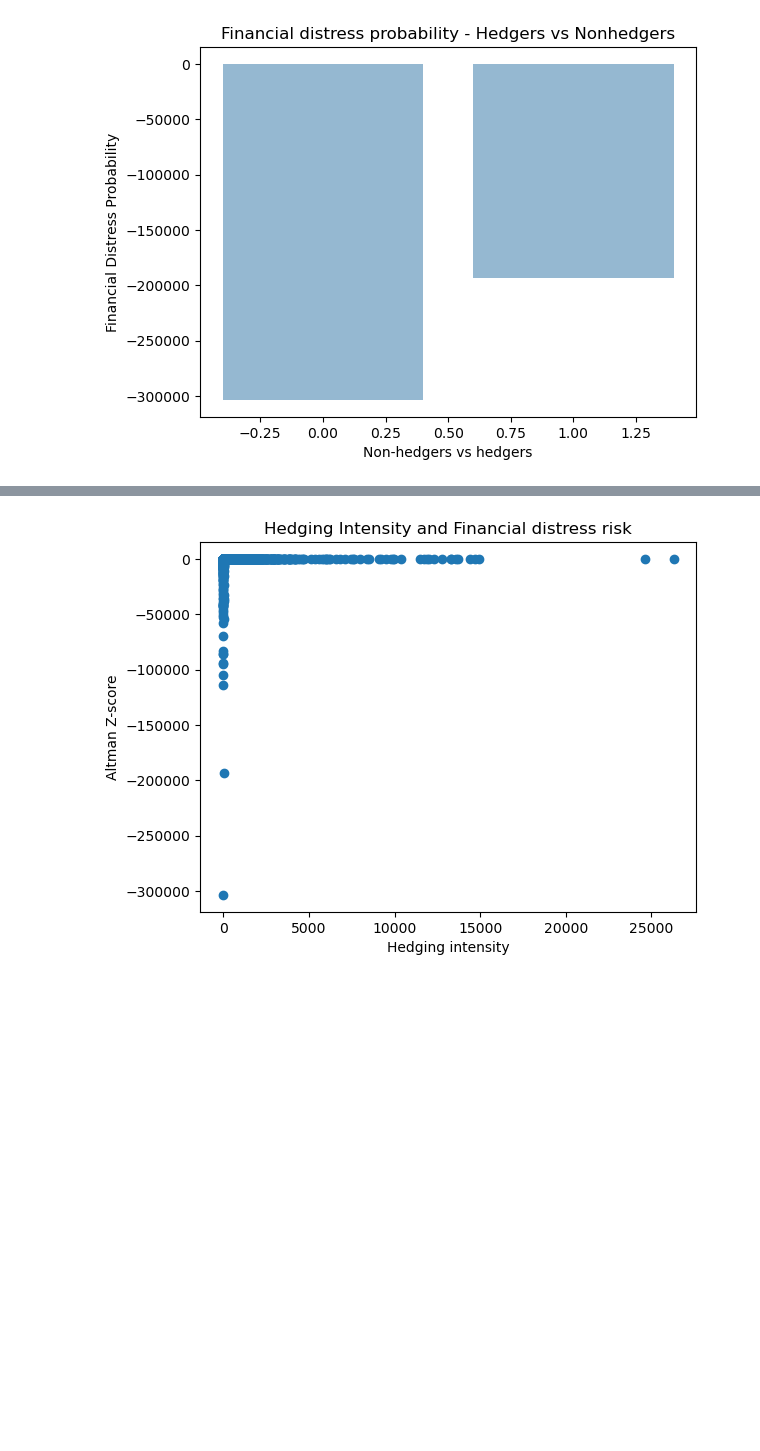
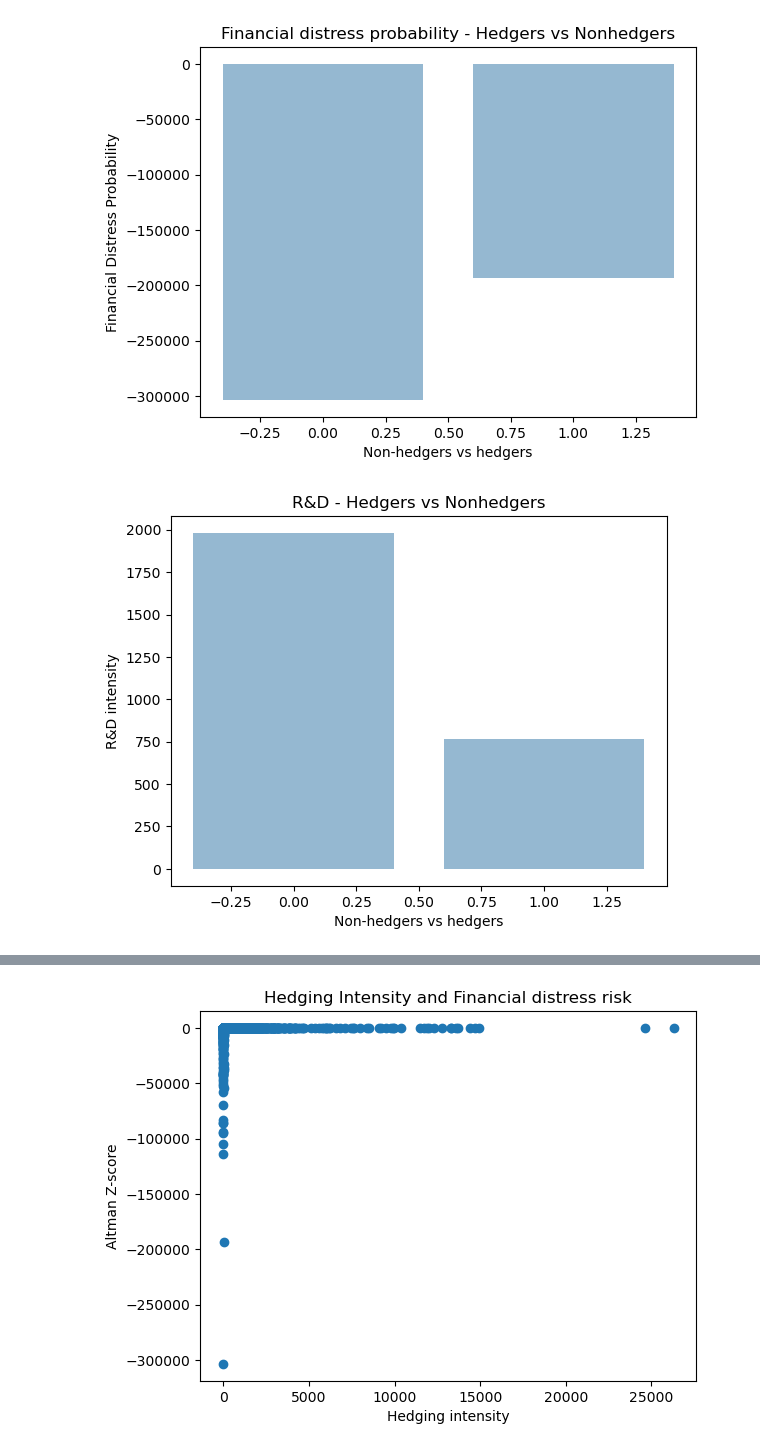
Before and after one commit to Betty099/thesis_data, a Jupyter notebook: thesis.ipynb, the cells around one changed output, grey strips where cells are left out. Cells and saved outputs as stored; diff of their text form; code cells hidden in the pictures; blank space fills up the shorter version.

```diff
--- a/thesis.ipynb
+++ b/thesis.ipynb
@@ -274,4 +274,20 @@ ax.set_xlabel('Non-hedgers vs hedgers')
 plt.show()
 # %% [output]
 [figure]
+# %%
+# Create a bar chart
+fig, ax = plt.subplots()
+bar_chart_hedgers_RD = ax.bar(df['hedge group'], rd_investment, color='#95b8d1')
+
+
+# Set chart title, labels, and rotation
+ax.set_title('R&D - Hedgers vs Nonhedgers')
+ax.set_ylabel('R&D intensity')
+ax.set_xlabel('Non-hedgers vs hedgers')
+#WHY DOESN'T IT TAKE 0 AND 1 ONLY WHY IS THERE A SCALE BELOW? THESE ARE DUMMIES!
+# Display the chart
+#THIS MUST BE SIGNIFICANT! SO WHY IS THE SCATHER PLOT NOT LOOKING NICE? ALSO THE RESULTS MUST BE SIGNIFICANCE BASED ON THIS GRAPH
+plt.show()
+# %% [output]
+[figure, added]
 # %%
```
Also changed, not shown: parts of 9 cells of this notebook.
